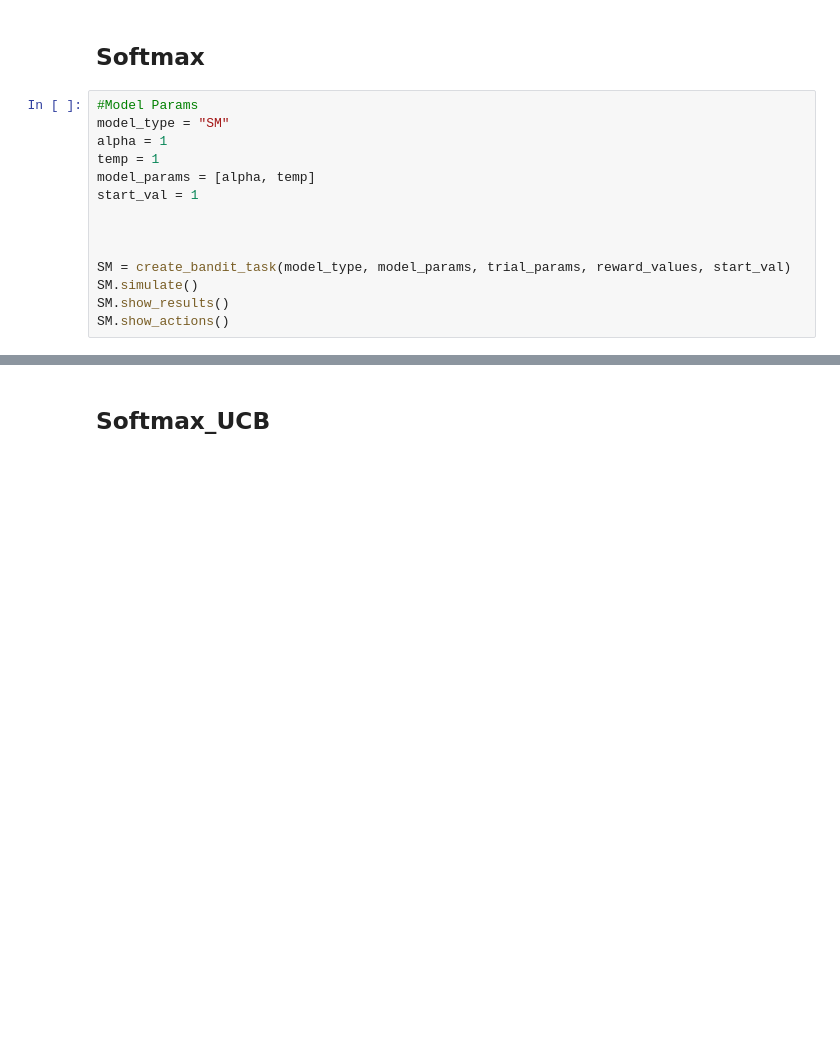
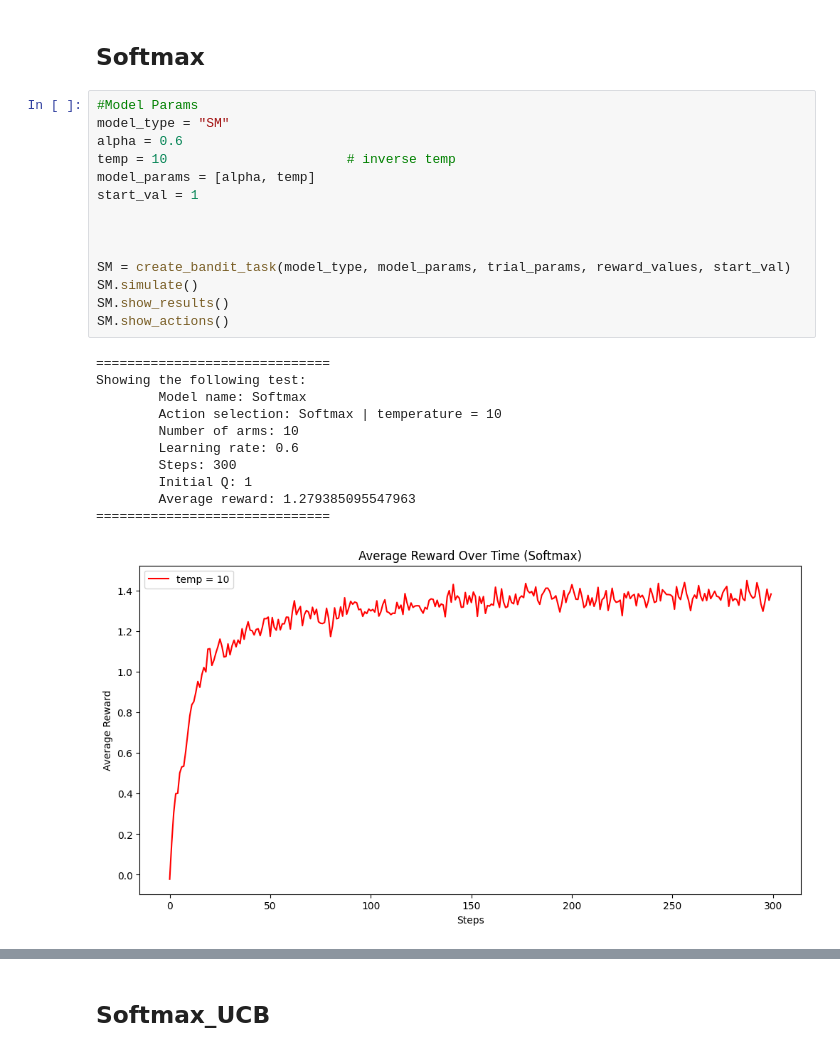
Before and after one commit to bK0s/RL-Bandits, a Jupyter notebook: MyRLNotes/RLNotebook.ipynb, the cells around one changed output, grey strips where cells are left out. Drawn from its saved outputs; the diff is of its cells as text; blank space fills up the shorter version.

```diff
--- a/MyRLNotes/RLNotebook.ipynb
+++ b/MyRLNotes/RLNotebook.ipynb
@@ -61,14 +96,26 @@ for task in tasks:
 # %%
 #Model Params
 model_type = "SM"
-alpha = 1
-temp = 1
+alpha = 0.6
+temp = 10                       # inverse temp
 model_params = [alpha, temp]
 start_val = 1
 
 
 
 SM = create_bandit_task(model_type, model_params, trial_params, reward_values, start_val)
 SM.simulate()
 SM.show_results()
 SM.show_actions()
+# %% [output]
+==============================
+Showing the following test:
+        Model name: Softmax
+        Action selection: Softmax | temperature = 10
+        Number of arms: 10
+        Learning rate: 0.6
+        Steps: 300
+        Initial Q: 1
+        Average reward: 1.279385095547963
+==============================
+[figure, added]
```
Also changed, not shown: parts of 6 cells of this notebook, 1 other file.
